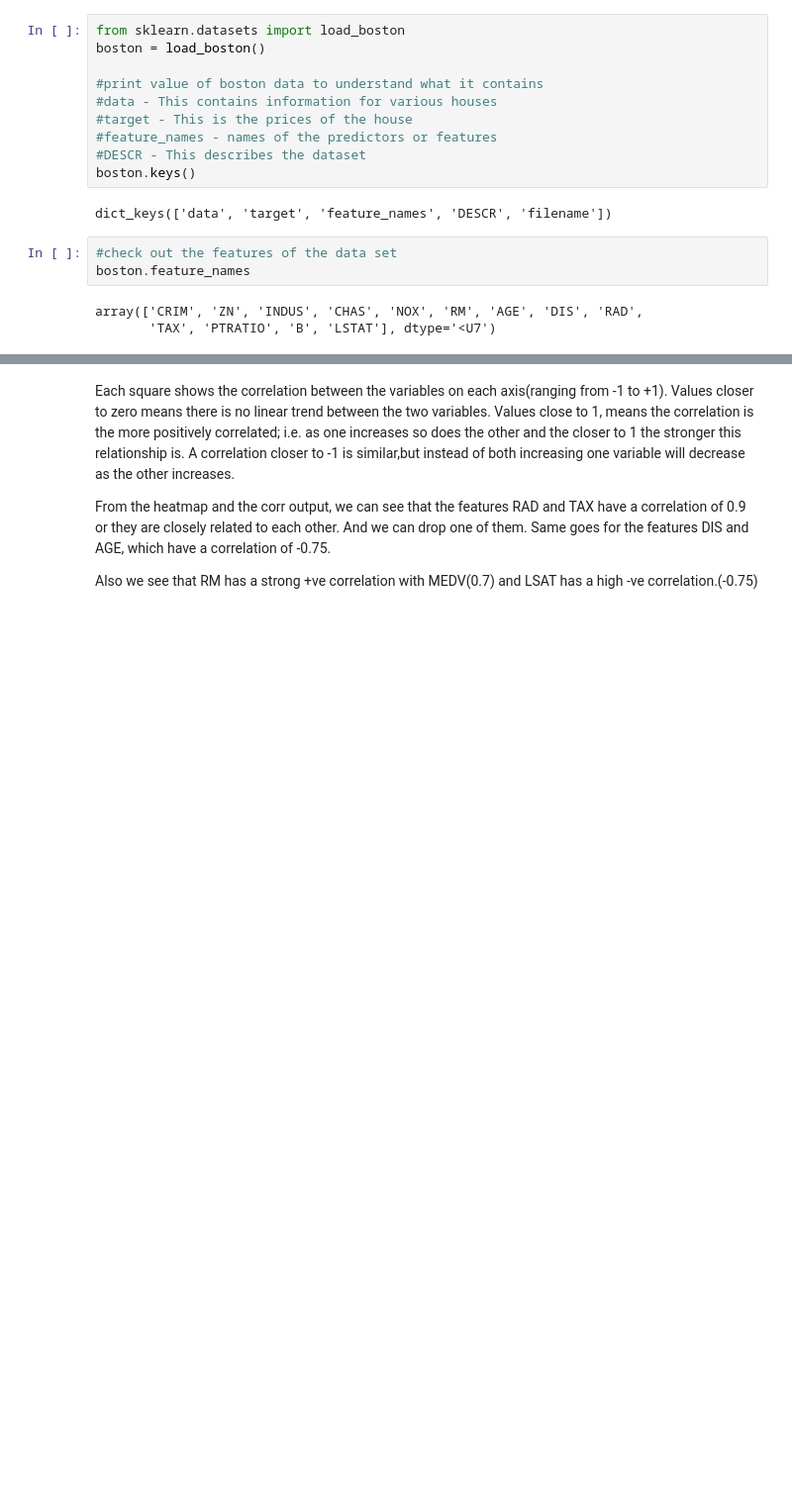
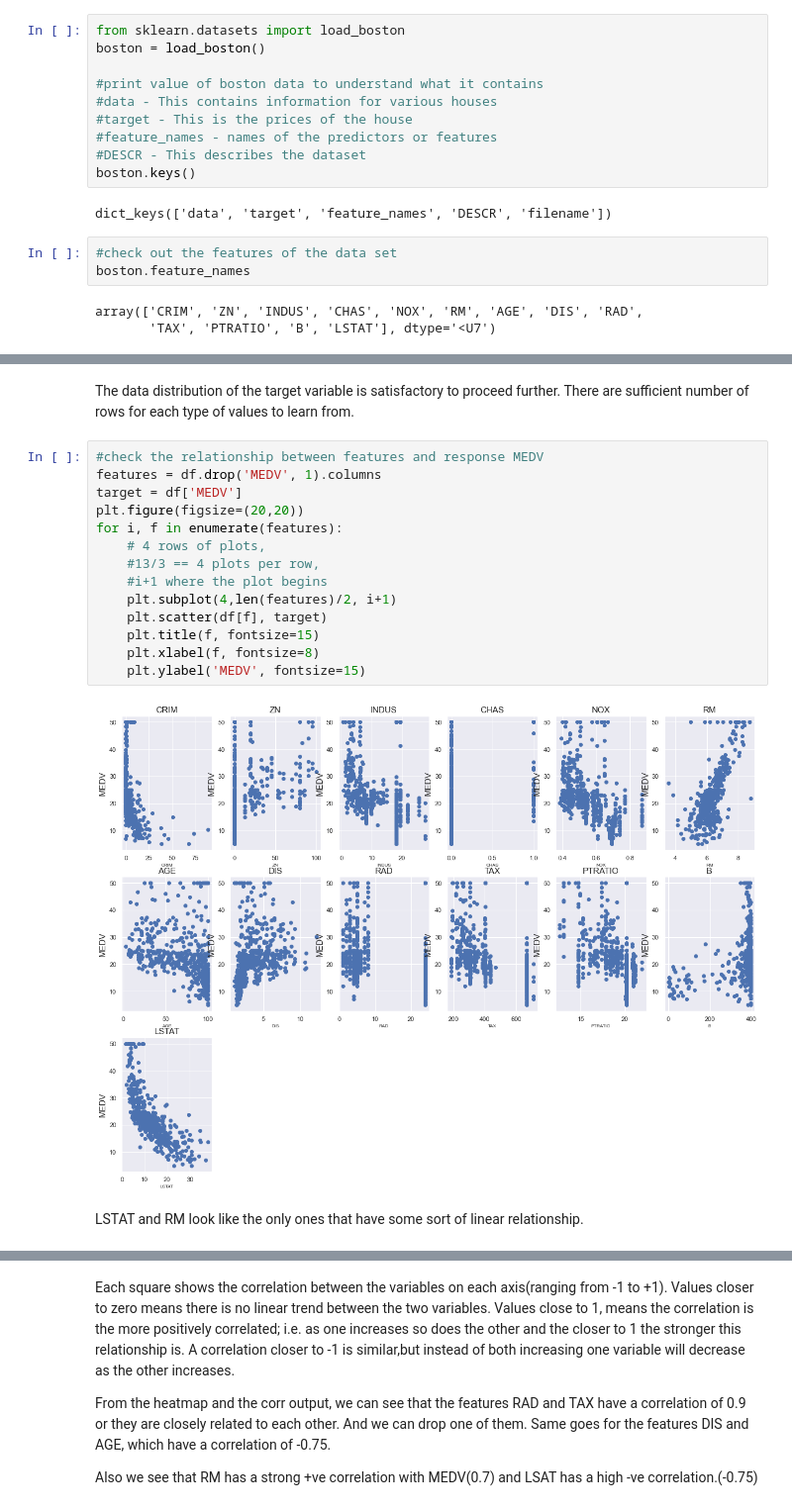
Before and after one commit to susmitamohanty/Data-Science-Projects, a Jupyter notebook: Supervised Machine Learning/Boston Housing Price Prediction/Housing Price Prediction.ipynb, the cells around one changed output, grey strips where cells are left out. Shown at 99% size. Drawn from its saved outputs; the diff is of its cells as text; blank space fills up the shorter version.

```diff
--- a/Supervised Machine Learning/Boston Housing Price Prediction/Housing Price Prediction.ipynb
+++ b/Supervised Machine Learning/Boston Housing Price Prediction/Housing Price Prediction.ipynb
@@ -198,0 +230,20 @@ sns.heatmap(corr,
+# %% [markdown]
+The data distribution of the target variable is satisfactory to proceed further. There are sufficient number of rows for each type of values to learn from.
+# %%
+#check the relationship between features and response MEDV
+features = df.drop('MEDV', 1).columns
+target = df['MEDV']
+plt.figure(figsize=(20,20))
+for i, f in enumerate(features):
+    # 4 rows of plots,
+    #13/3 == 4 plots per row,
+    #i+1 where the plot begins
+    plt.subplot(4,len(features)/2, i+1)
+    plt.scatter(df[f], target)
+    plt.title(f, fontsize=15)
+    plt.xlabel(f, fontsize=8)
+    plt.ylabel('MEDV', fontsize=15)
+# %% [output]
+[figure, added]
+# %% [markdown]
+LSTAT and RM look like the only ones that have some sort of linear relationship.
```
Also changed, not shown: parts of 66 cells of this notebook.
